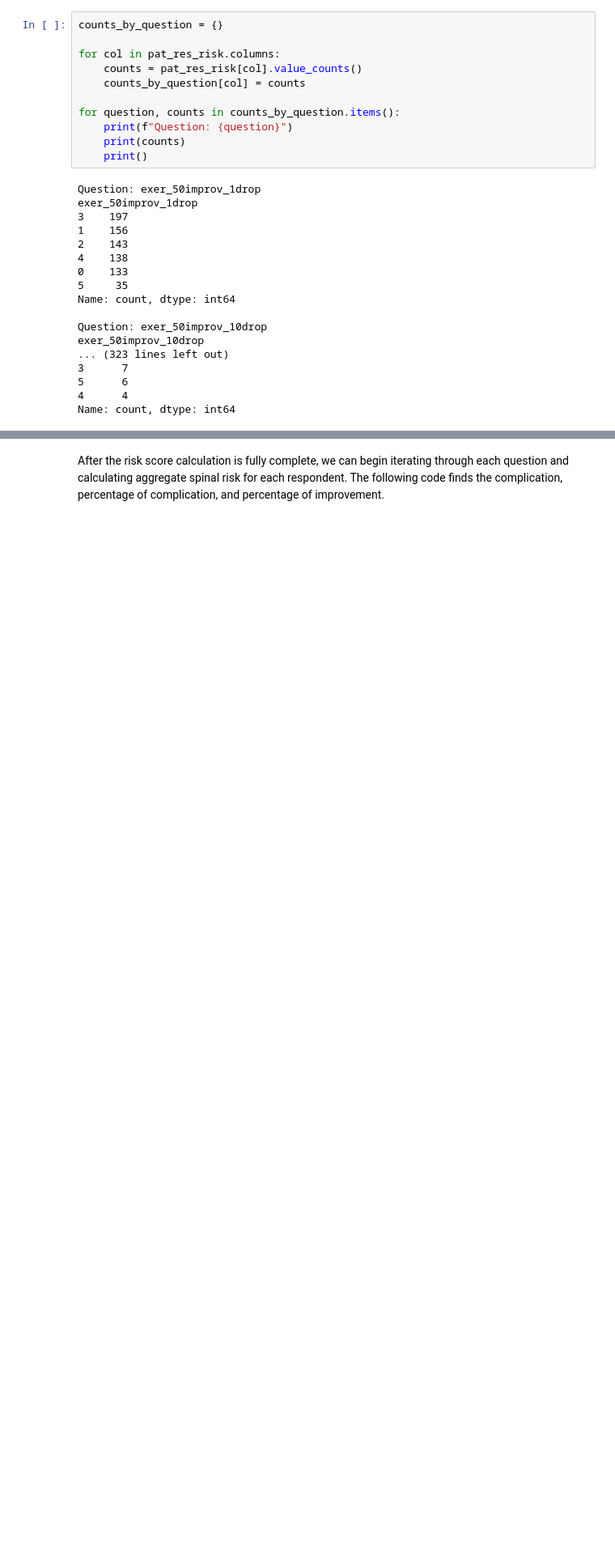
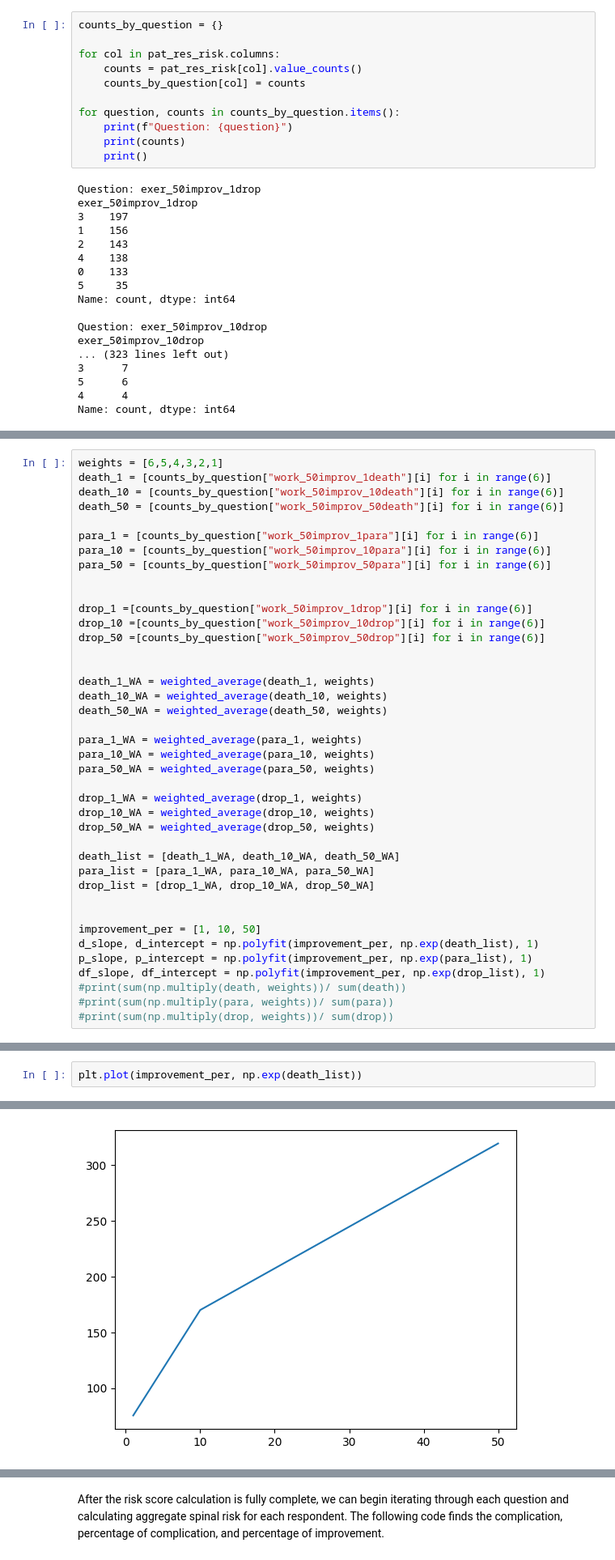
Before and after one commit to evanyfyip/vm-spinal-risk, a Jupyter notebook: vm-spinal-risk/notebooks/spinal_risk_calc.ipynb, the cells around one changed output, grey strips where cells are left out. Shown at 81% size. Cells and saved outputs as stored; diff of their text form; blank space fills up the shorter version.

```diff
--- a/vm-spinal-risk/notebooks/spinal_risk_calc.ipynb
+++ b/vm-spinal-risk/notebooks/spinal_risk_calc.ipynb
@@ -100,0 +143,40 @@ Name: count, dtype: int64
+# %%
+weights = [6,5,4,3,2,1]
+death_1 = [counts_by_question["work_50improv_1death"][i] for i in range(6)]
+death_10 = [counts_by_question["work_50improv_10death"][i] for i in range(6)]
+death_50 = [counts_by_question["work_50improv_50death"][i] for i in range(6)]
+
+para_1 = [counts_by_question["work_50improv_1para"][i] for i in range(6)]
+para_10 = [counts_by_question["work_50improv_10para"][i] for i in range(6)]
+para_50 = [counts_by_question["work_50improv_50para"][i] for i in range(6)]
+
+
+drop_1 =[counts_by_question["work_50improv_1drop"][i] for i in range(6)]
+drop_10 =[counts_by_question["work_50improv_10drop"][i] for i in range(6)]
+drop_50 =[counts_by_question["work_50improv_50drop"][i] for i in range(6)]
+
+
+death_1_WA = weighted_average(death_1, weights)
+death_10_WA = weighted_average(death_10, weights)
+death_50_WA = weighted_average(death_50, weights)
+
+para_1_WA = weighted_average(para_1, weights)
+para_10_WA = weighted_average(para_10, weights)
+para_50_WA = weighted_average(para_50, weights)
+
+drop_1_WA = weighted_average(drop_1, weights)
+drop_10_WA = weighted_average(drop_10, weights)
+drop_50_WA = weighted_average(drop_50, weights)
+
+death_list = [death_1_WA, death_10_WA, death_50_WA]
+para_list = [para_1_WA, para_10_WA, para_50_WA]
+drop_list = [drop_1_WA, drop_10_WA, drop_50_WA]
+
+
+improvement_per = [1, 10, 50]
+d_slope, d_intercept = np.polyfit(improvement_per, np.exp(death_list), 1)
+p_slope, p_intercept = np.polyfit(improvement_per, np.exp(para_list), 1)
+df_slope, df_intercept = np.polyfit(improvement_per, np.exp(drop_list), 1)
+#print(sum(np.multiply(death, weights))/ sum(death))
+#print(sum(np.multiply(para, weights))/ sum(para))
+#print(sum(np.multiply(drop, weights))/ sum(drop))
@@ -100,0 +280,3 @@ Name: count, dtype: int64
+# %%
+plt.plot(improvement_per, np.exp(death_list))
+# %% [output]
@@ -100,0 +284 @@ Name: count, dtype: int64
+[figure, added]
```
Also changed, not shown: parts of 27 cells of this notebook.
